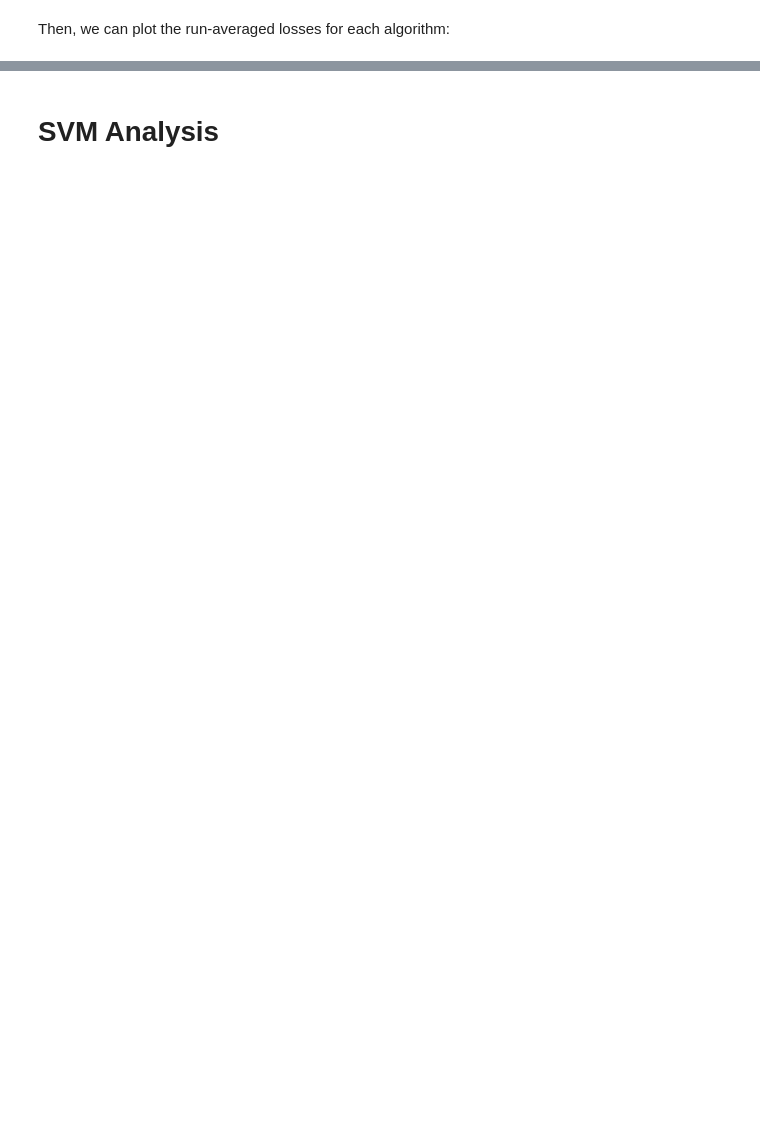
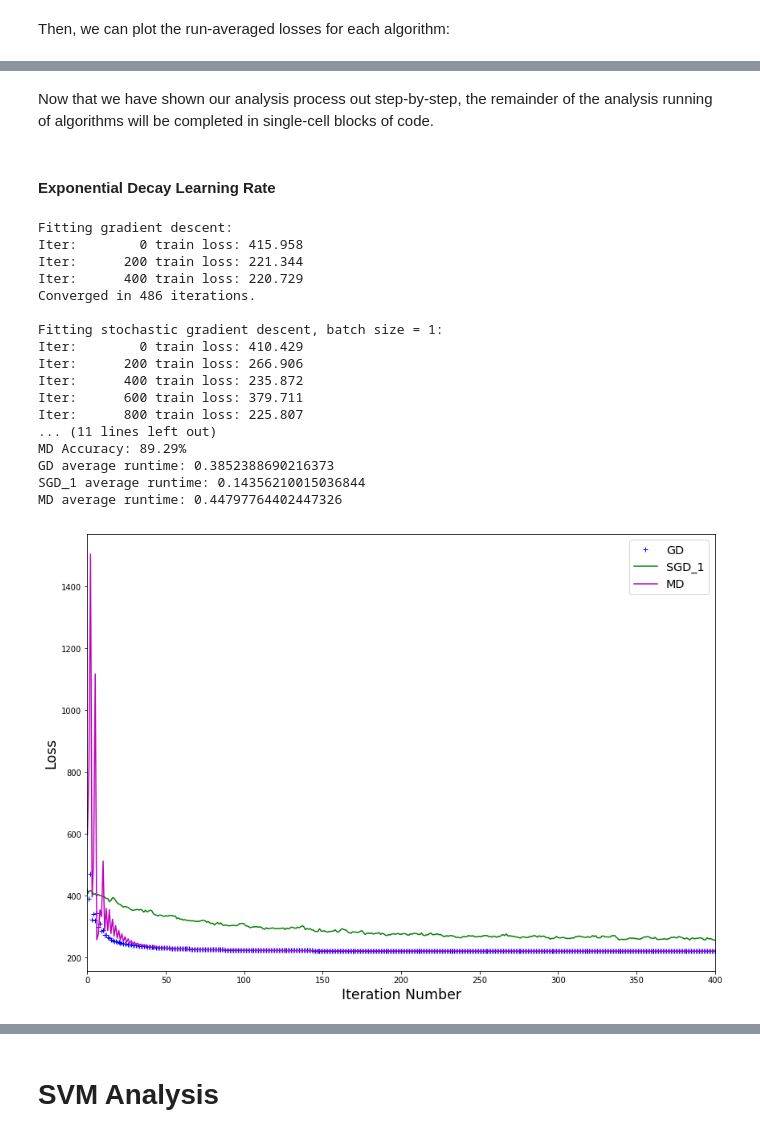
Before and after one commit to pklinkmueller/mlo_final_project, a Jupyter notebook: Logistic_Regression_Analysis.ipynb, the cells around one changed output, grey strips where cells are left out. Saved outputs shown, nothing was run; the diff lists cells and outputs as text; code cells hidden in the pictures; blank space fills up the shorter version.

```diff
--- a/Logistic_Regression_Analysis.ipynb
+++ b/Logistic_Regression_Analysis.ipynb
@@ -384,29 +275,60 @@ plot_fixed_losses(gd_loss, sgd_1_loss, sgd_10_loss, sgd_100_loss, agd_loss, svrg
+# %% [markdown]
+Now that we have shown our analysis process out step-by-step, the remainder of the analysis running of algorithms will be completed in single-cell blocks of code.
+# %% [markdown]
+#### Exponential Decay Learning Rate
 # %%
-# initialize our learning rate object
+# instantiate our learning rate object
 lr_gd = ExpDecayRate(0.1, 0.0001)
 lr_sgd = ExpDecayRate(0.01, 0.00001)
 lr_md = ExpDecayRate(0.1, 0.00001)
-# initialize our descent methods
+
+# instantiate our descent methods
 gd = GradientDescent()
 sgd_1 = GradientDescent()
 md = MirrorDescent()
-# initialize logistic regression models
+
+# instantiate logistic regression models
 gd_log = LogisticRegression(gd, lr_gd, 2000, wbc_n, rel_conv)
 sgd_1_log = LogisticRegression(sgd_1, lr_sgd, 2000, 1, rel_conv)
 md_log = LogisticRegression(md, lr_md, 2000, wbc_n, rel_conv)
+
 # fit the models...
 print('Fitting gradient descent:')
-wbc_gd_loss = gd_log.fit(wbc_X_train, wbc_y_train)
+gd_loss, gd_time = gd_log.fit(wbc_X_train, wbc_y_train, True)
 print('\nFitting stochastic gradient descent, batch size = 1:')
-wbc_sgd_1_loss = sgd_1_log.fit(wbc_X_train, wbc_y_train)
+sgd_1_loss, sgd_1_time = sgd_1_log.fit(wbc_X_train, wbc_y_train, True)
 print('\nFitting mirror descent:')
-wbc_md_loss = md_log.fit(wbc_X_train, wbc_y_train)
+md_loss, md_time = md_log.fit(wbc_X_train, wbc_y_train, True)
+
 # print the test accuracies for each model
 acc = check_accuracy(gd_log, wbc_X_test, wbc_y_test)
 print("\n\nGD Accuracy: {0:.2f}%".format(acc * 100))
 acc = check_accuracy(sgd_1_log, wbc_X_test, wbc_y_test)
 print("SGD 1 Accuracy: {0:.2f}%".format(acc * 100))
 acc = check_accuracy(md_log, wbc_X_test, wbc_y_test)
 print("MD Accuracy: {0:.2f}%".format(acc * 100))
+
+# run all model fits 99 more times for loss plotting
+gd_loss, sgd_1_loss, md_loss = logreg_wbc_exp_runs(gd_loss, sgd_1_loss, md_loss, wbc_n, wbc_X_train, wbc_y_train)
+
 # plot the loss convergences for each model
-plot_dynamic_losses(wbc_gd_loss, wbc_sgd_1_loss, wbc_md_loss)
+plot_dynamic_losses(gd_loss, sgd_1_loss, md_loss)
+# %% [output]
+Fitting gradient descent:
+Iter:        0 train loss: 415.958
+Iter:      200 train loss: 221.344
+Iter:      400 train loss: 220.729
+Converged in 486 iterations.
+
+Fitting stochastic gradient descent, batch size = 1:
+Iter:        0 train loss: 410.429
+Iter:      200 train loss: 266.906
+Iter:      400 train loss: 235.872
+Iter:      600 train loss: 379.711
+Iter:      800 train loss: 225.807
+... (11 lines left out)
+MD Accuracy: 89.29%
+GD average runtime: 0.3852388690216373
+SGD_1 average runtime: 0.14356210015036844
+MD average runtime: 0.44797764402447326
+[figure, added]
```
Also changed, not shown: parts of 73 cells of this notebook, 3 other files.
